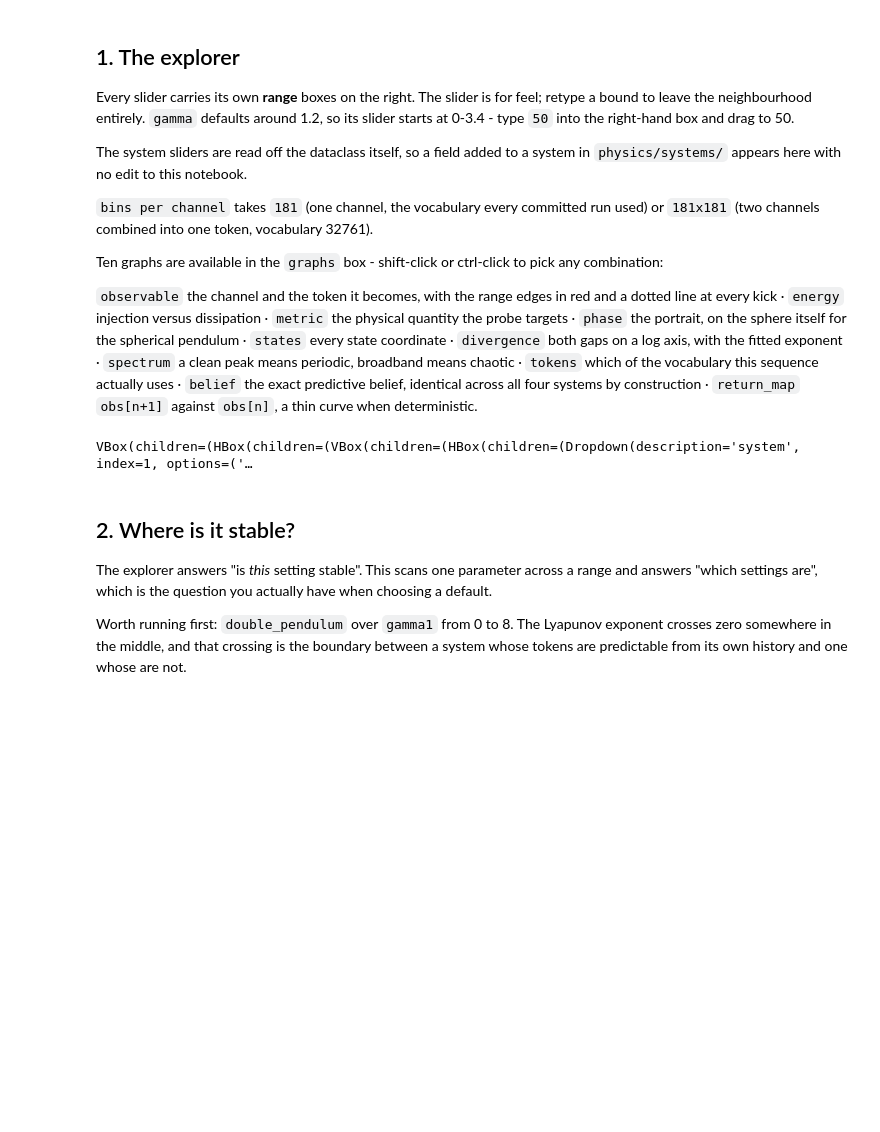
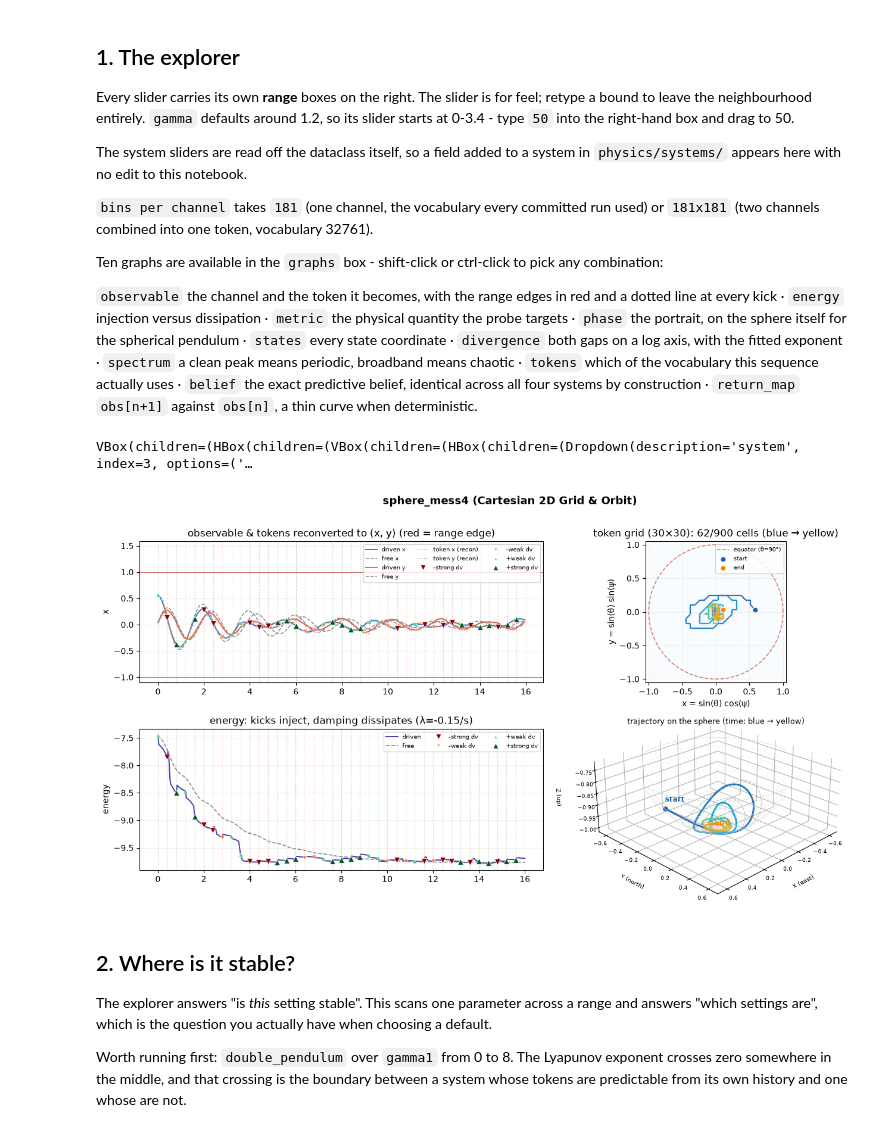
Before and after one commit to ManjotSingh08x/Belief-in-physics, a Jupyter notebook: notebooks/explorer.ipynb, the cells around one changed output. Saved outputs shown, nothing was run; the diff lists cells and outputs as text; code cells hidden in the pictures; blank space fills up the shorter version.

```diff
--- a/notebooks/explorer.ipynb
+++ b/notebooks/explorer.ipynb
@@ -66,10 +66,16 @@ which of the vocabulary this sequence actually uses &middot; `belief` the exact
 predictive belief, identical across all four systems by construction &middot;
 `return_map` `obs[n+1]` against `obs[n]`, a thin curve when deterministic.
 # %%
+w = explorer("sphere_mess4")
+display(w)
 
-display(explorer("pendulum_mess4"))
+# High-resolution static figure for non-interactive / cached notebook preview:
+tr = V.trace(make_process("sphere_mess4", m=40), seed=0)
+fig = V.plot(tr, panels=("observable", "tokens", "energy", "phase"), title="sphere_mess4 (Cartesian 2D Grid & Orbit)")
+plt.show()
 # %% [output]
-VBox(children=(HBox(children=(VBox(children=(HBox(children=(Dropdown(description='system', index=1, options=('…
+VBox(children=(HBox(children=(VBox(children=(HBox(children=(Dropdown(description='system', index=3, options=('…
+[figure, added]
 # %% [markdown]
 ## 2. Where is it stable?
 
```
Also changed, not shown: parts of 5 cells of this notebook, 34 other files.
